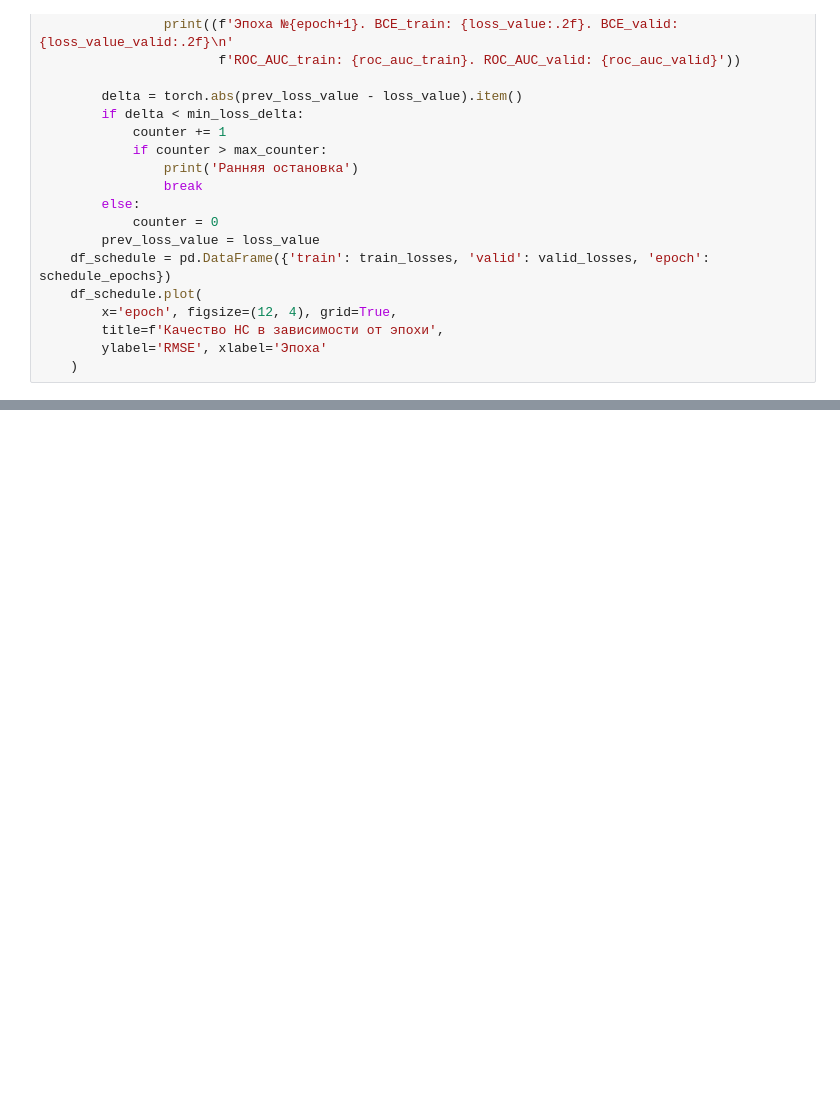
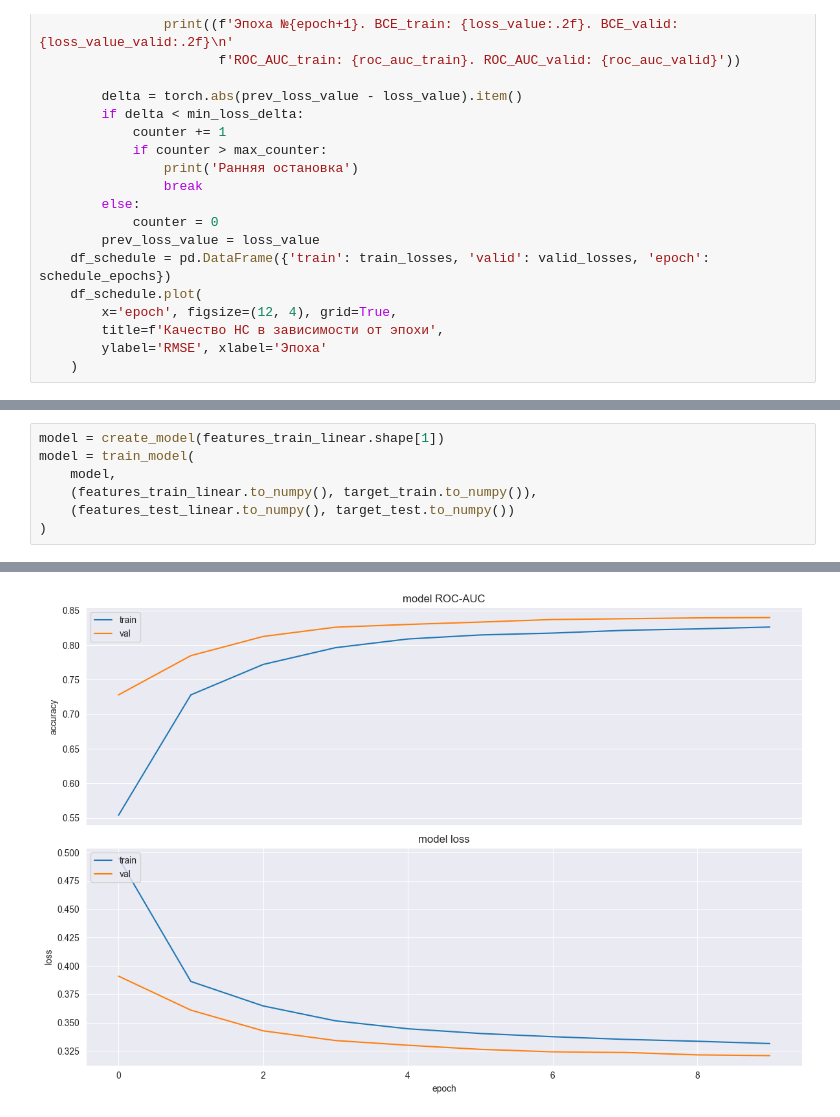
Before and after one commit to AlexanderKhasanov/customer_outflow_teledom, a Jupyter notebook: customer_outflow_teledom_eda.ipynb, the cells around one changed output, grey strips where cells are left out. Saved outputs shown, nothing was run; the diff lists cells and outputs as text; blank space fills up the shorter version.

```diff
--- a/customer_outflow_teledom_eda.ipynb
+++ b/customer_outflow_teledom_eda.ipynb
@@ -1236,0 +1291,8 @@ def fit(
+# %%
+model = create_model(features_train_linear.shape[1])
+model = train_model(
+    model,
+    (features_train_linear.to_numpy(), target_train.to_numpy()),
+    (features_test_linear.to_numpy(), target_test.to_numpy())
+)
+# %% [output]
@@ -1236,0 +1319 @@ def fit(
+[figure, added]
```
Also changed, not shown: parts of 8 cells of this notebook, 7 other files.
